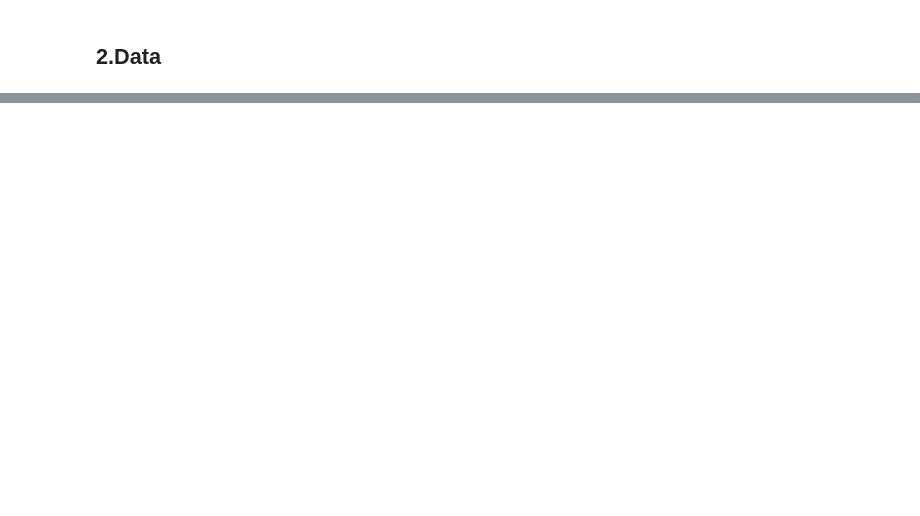
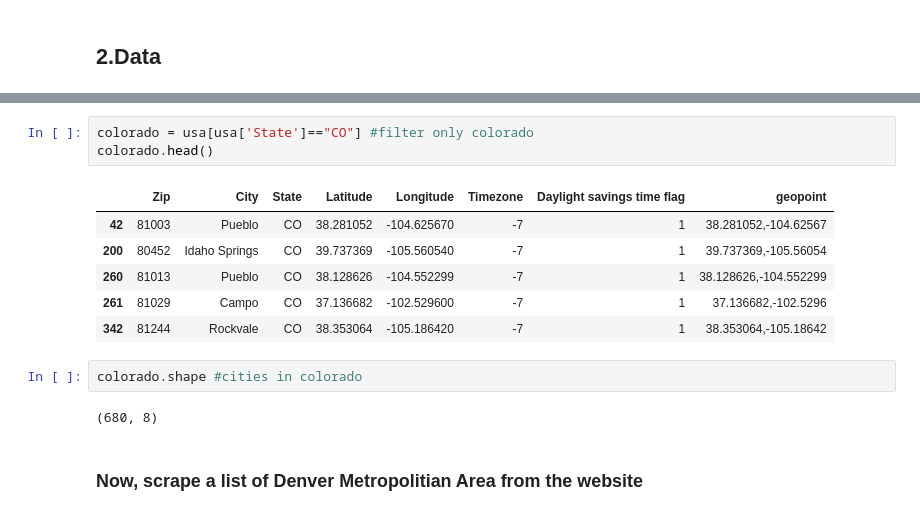
Before and after one commit to kamirothchild/Coursera_Capstone, a Jupyter notebook: Boba tea shops in Denver Metro area.ipynb, the cells around one changed output, grey strips where cells are left out. Drawn from its saved outputs; the diff is of its cells as text; blank space fills up the shorter version.

```diff
--- a/Boba tea shops in Denver Metro area.ipynb
+++ b/Boba tea shops in Denver Metro area.ipynb
@@ -50,0 +66,16 @@ Next, we can go into detail for each boba tea shop to see how they perform. We c
+# %%
+colorado = usa[usa['State']=="CO"] #filter only colorado
+colorado.head()
+# %% [output]
+|  | Zip | City | State | Latitude | Longitude | Timezone | Daylight savings time flag | geopoint |
+| 42 | 81003 | Pueblo | CO | 38.281052 | -104.625670 | -7 | 1 | 38.281052,-104.62567 |
+| 200 | 80452 | Idaho Springs | CO | 39.737369 | -105.560540 | -7 | 1 | 39.737369,-105.56054 |
+| 260 | 81013 | Pueblo | CO | 38.128626 | -104.552299 | -7 | 1 | 38.128626,-104.552299 |
+| 261 | 81029 | Campo | CO | 37.136682 | -102.529600 | -7 | 1 | 37.136682,-102.5296 |
+| 342 | 81244 | Rockvale | CO | 38.353064 | -105.186420 | -7 | 1 | 38.353064,-105.18642 |
+# %%
+colorado.shape #cities in colorado
+# %% [output]
+(680, 8)
+# %% [markdown]
+### Now, scrape a list of Denver Metropolitian Area from the website
```
Also changed, not shown: parts of 39 cells of this notebook.
